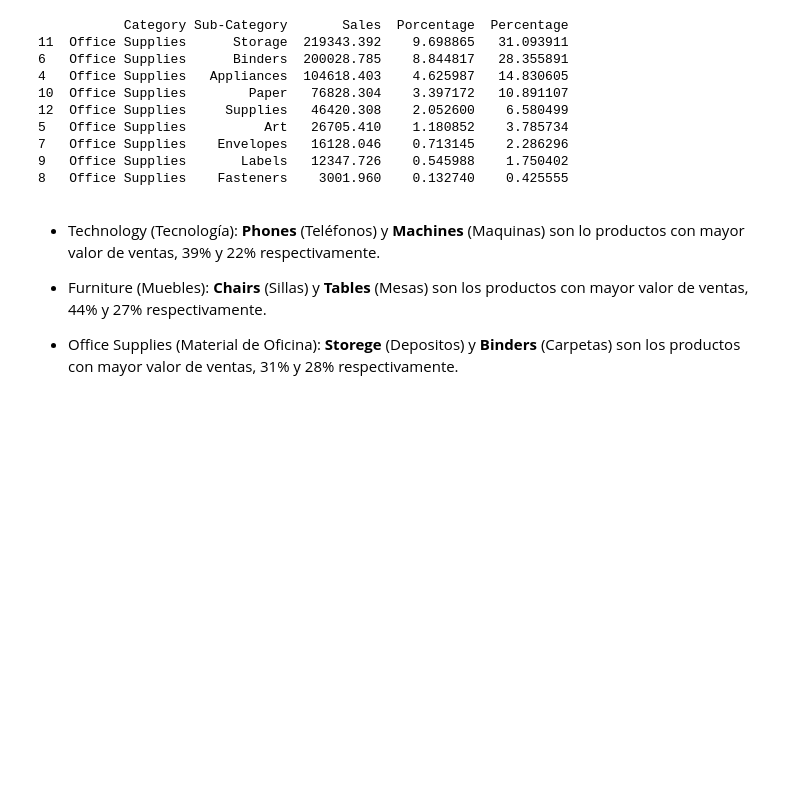
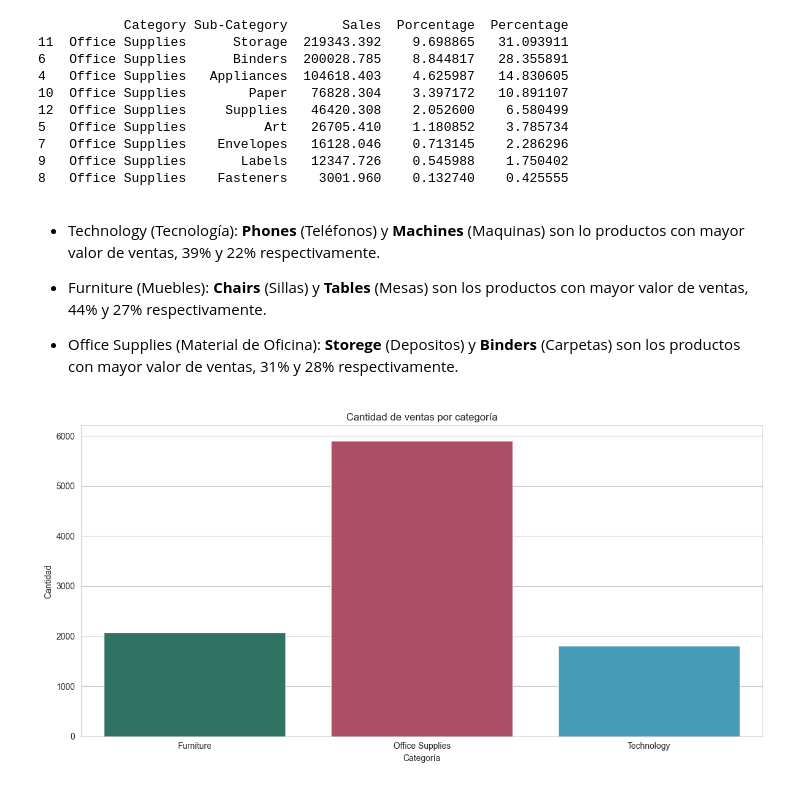
Before and after one commit to JBolaOcho/Superstore_Sales_Analysis, a Jupyter notebook: notebooks/1_EDA.ipynb, the cells around one changed output. Drawn from its saved outputs; the diff is of its cells as text; code cells hidden in the pictures; blank space fills up the shorter version.

```diff
--- a/notebooks/1_EDA.ipynb
+++ b/notebooks/1_EDA.ipynb
@@ -280,3 +280,14 @@ for i in category_type_list:
 - Furniture (Muebles): **Chairs** (Sillas) y **Tables** (Mesas) son los productos con mayor valor de ventas, 44% y 27% respectivamente.
 
 - Office Supplies (Material de Oficina): **Storege** (Depositos) y **Binders** (Carpetas) son los productos con mayor valor de ventas, 31% y 28% respectivamente.
+# %%
+# Creamos un gráfico de barras por conteo de ventas
+plt.figure(figsize=(12, 6))
+sns.countplot(data=df, x="Category", hue="Category", palette=category_colors)
+plt.title("Cantidad de ventas por categoría")
+plt.xlabel("Categoría")
+plt.ylabel("Cantidad")
+plt.tight_layout()
+plt.show()
+# %% [output]
+[figure, added]
```
Also changed, not shown: parts of 6 cells of this notebook.
